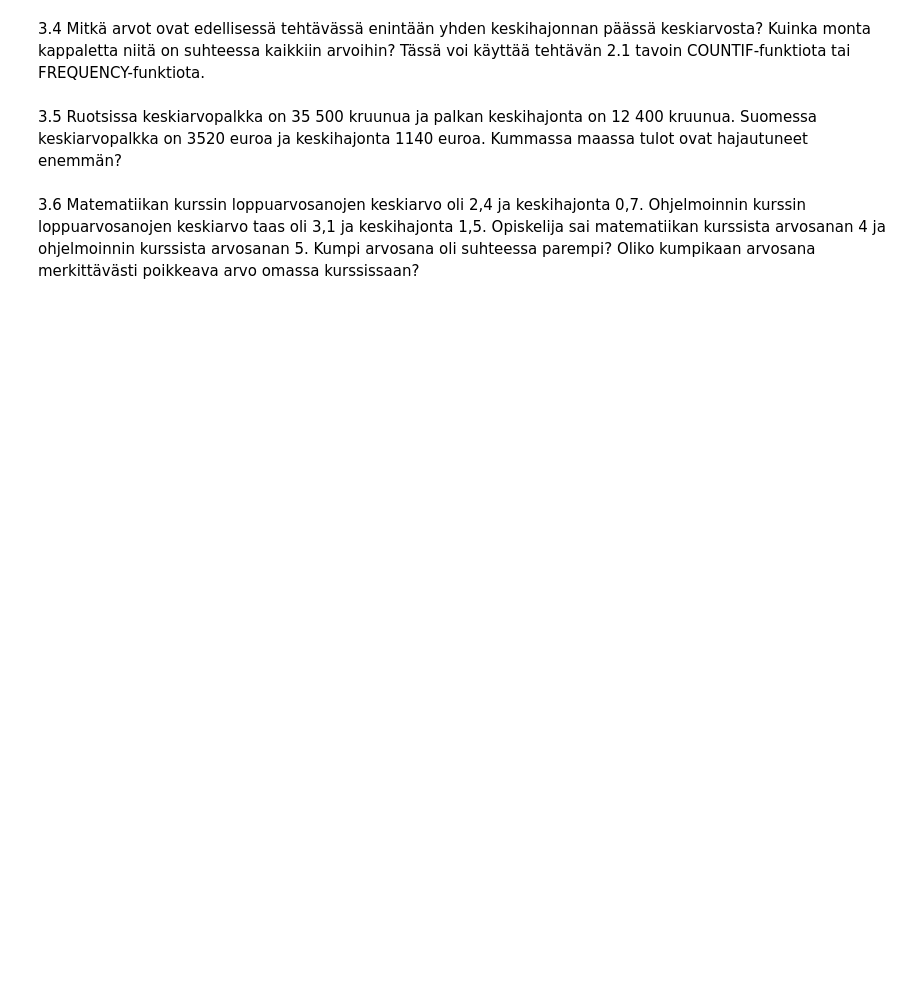
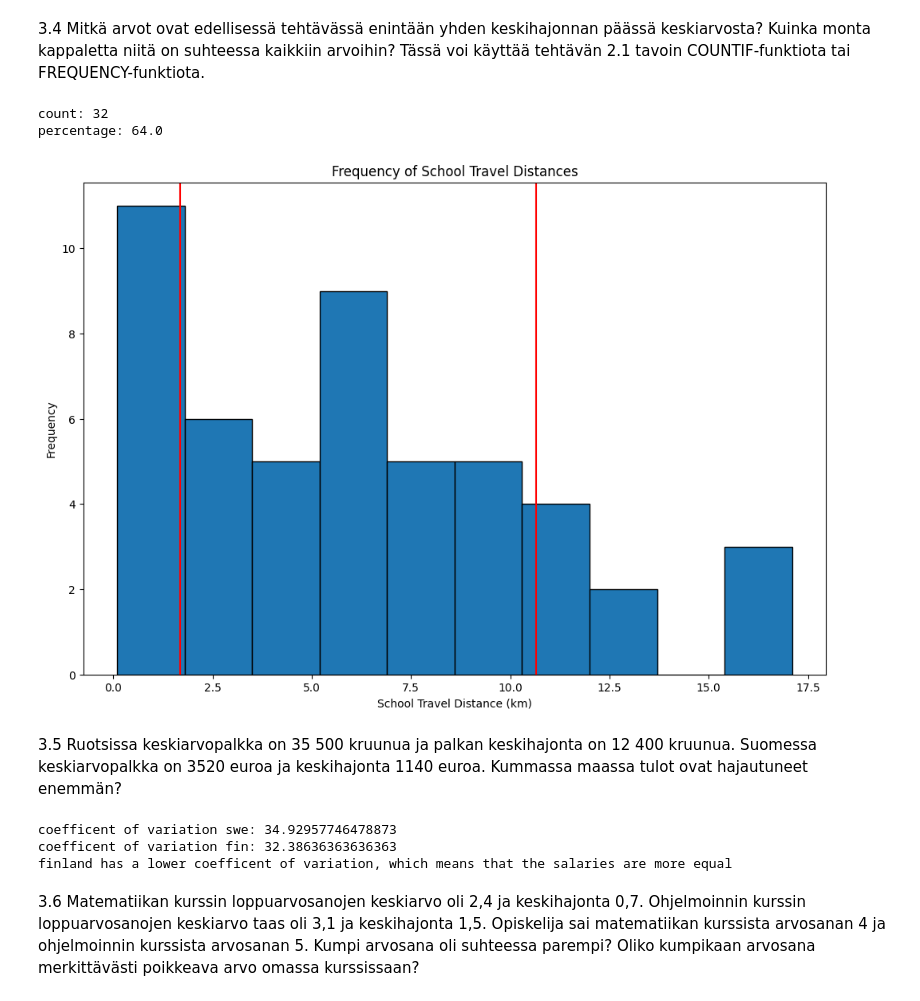
Before and after one commit to walterairs/statsandprobs, a Jupyter notebook: statistics/lesson_three.ipynb, the cells around one changed output. Drawn from its saved outputs; the diff is of its cells as text; code cells hidden in the pictures; blank space fills up the shorter version.

```diff
--- a/statistics/lesson_three.ipynb
+++ b/statistics/lesson_three.ipynb
@@ -117,2 +196,34 @@ School_travel_distance = [10.5, 5.1, 11.7, 6.5, 1.5, 8.1, 9.1, 4.1, 5.4, 12.1,
+# %%
+## Code here
+deviation_range = [average - standard_deviation, average + standard_deviation]
+
+# Lets count the number of values that are in the deviation range
+count = 0
+for i in School_travel_distance:
+    if i >= deviation_range[0] and i <= deviation_range[1]:
+        count += 1
+
+print(f"count: {count}")
+
+all_items = len(School_travel_distance)
+
+# Lets calculate the percentage of values that are in the deviation range
+percentage = count / all_items * 100
+
+print(f"percentage: {percentage}")
+
+# Lets plot to see that 64% of the values are in the deviation range
+plt.figure(figsize=(12, 8))
+plt.hist(School_travel_distance, bins=10, edgecolor='black')
+plt.xlabel('School Travel Distance (km)')
+plt.ylabel('Frequency')
+plt.title('Frequency of School Travel Distances')
+plt.axvline(x=deviation_range[0], color='red')
+plt.axvline(x=deviation_range[1], color='red')
+plt.show()
+# %% [output]
+count: 32
+percentage: 64.0
+[figure, added]
 # %% [markdown]
 3.5 Ruotsissa keskiarvopalkka on 35 500 kruunua ja palkan keskihajonta on 12 400 kruunua. Suomessa keskiarvopalkka on 3520 euroa ja keskihajonta 1140 euroa. Kummassa maassa tulot ovat hajautuneet enemmän?
@@ -121,2 +230,20 @@ School_travel_distance = [10.5, 5.1, 11.7, 6.5, 1.5, 8.1, 9.1, 4.1, 5.4, 12.1,
+# %%
+## Code here
+swe_mean_salary = 35_500
+swe_salary_std_dev = 12_400
+
+fin_mean_salary = 3_520
+fin_salary_std_dev = 1_140
+
+coefficent_of_variation_swe = swe_salary_std_dev / swe_mean_salary * 100
+coefficent_of_variation_fin = fin_salary_std_dev / fin_mean_salary * 100
+
+print(f"coefficent of variation swe: {coefficent_of_variation_swe}")
+print(f"coefficent of variation fin: {coefficent_of_variation_fin}")
+print(f"finland has a lower coefficent of variation, which means that the salaries are more equal")
+# %% [output]
+coefficent of variation swe: 34.92957746478873
+coefficent of variation fin: 32.38636363636363
+finland has a lower coefficent of variation, which means that the salaries are more equal
 # %% [markdown]
 3.6 Matematiikan kurssin loppuarvosanojen keskiarvo oli 2,4 ja keskihajonta 0,7. Ohjelmoinnin kurssin loppuarvosanojen keskiarvo taas oli 3,1 ja keskihajonta 1,5. Opiskelija sai matematiikan kurssista arvosanan 4 ja ohjelmoinnin kurssista arvosanan 5. Kumpi arvosana oli suhteessa parempi? Oliko kumpikaan arvosana merkittävästi poikkeava arvo omassa kurssissaan?
```
Also changed, not shown: parts of 5 cells of this notebook, 10 other files.
